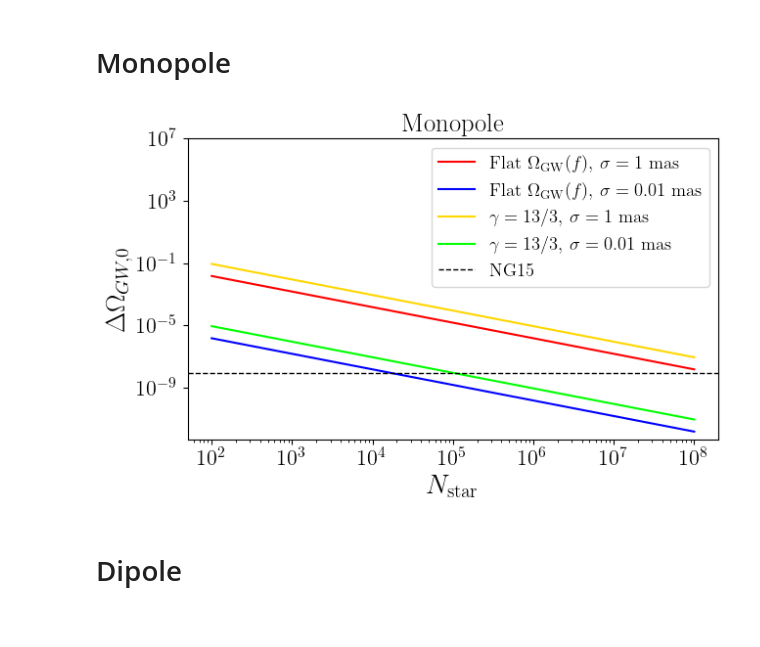
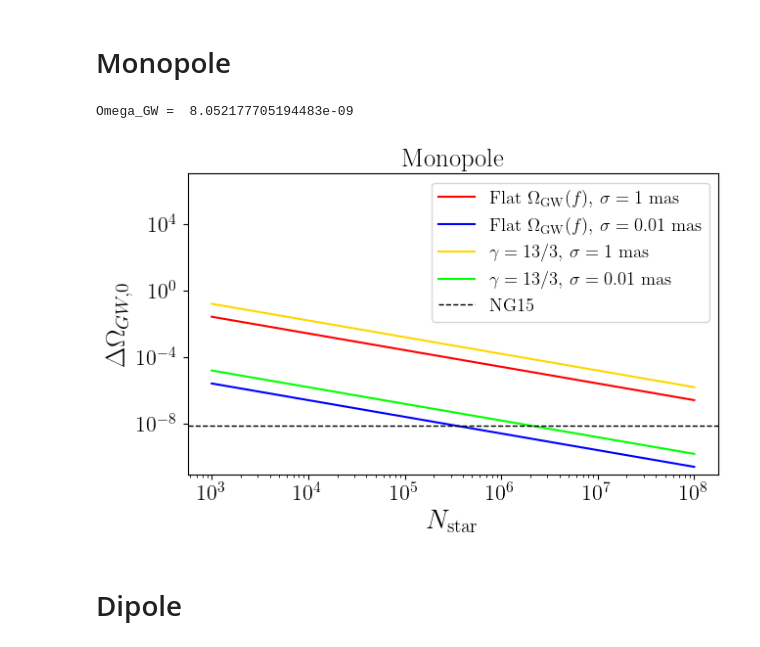
Before and after one commit to MarisolJC/Astrometry_meets_PTAs, a Jupyter notebook: Forecast/Forecast_2nd_version.ipynb, the cells around one changed output. Drawn from its saved outputs; the diff is of its cells as text; code cells hidden in the pictures.

```diff
--- a/Forecast/Forecast_2nd_version.ipynb
+++ b/Forecast/Forecast_2nd_version.ipynb
@@ -25,6 +26,7 @@ fstar = 1 / year
 fmin = 1 / Tobs
 fmax = 1 / Tcad
 print(f"fmin = {fmin:.2e}, fmax = {fmax:.2e}")
+gamma = 13/3
 df = 1 / Tobs
 NG15_I0 = 9.1e-23
 
@@ -51,15 +53,21 @@ def fisher_f(gamma, f):
 
 def fisher_I0(freqs, Nstar, gamma, Tr_factor, theta_rms):
     fisher = 0.
-    tr_term = Tr_factor * Nstar**2 #/ (4*pi)**2
+    tr_term = (Tr_factor * Nstar**2) / (4*pi)**2
     noise_inv = 2 * noise_sq(theta_rms)**2 # 2*sigma^4
     for f in freqs:
         fisher += fisher_f(gamma, f)
-    fisher = (2*tr_term * Tobs / noise_inv) * fisher * df
+    fisher = (tr_term * Tobs / noise_inv) * fisher * df
     return fisher
 
 def Delta_I0(freqs, Nstar, gamma, Tr_factor, theta_rms):
     fisher = fisher_I0(freqs, Nstar, gamma, Tr_factor, theta_rms)
+    delta_I0 = 1 / sqrt(fisher)
+    return delta_I0
+
+def Delta_I0_dipole(freqs, Nstar, gamma, Tr_factor, theta_rms):
+    nI = 2 - gamma
+    fisher = (1-nI) * beta * fisher_I0(freqs, Nstar, gamma, Tr_factor, theta_rms)
     delta_I0 = 1 / sqrt(fisher)
     return delta_I0
 
@@ -73,6 +81,12 @@ def Delta_Omega_GW(Nstar, gamma, Tr_factor, theta_rms):
     delta_I0 = Delta_I0(f, Nstar, gamma, Tr_factor, theta_rms)
     delta_Omega_GW = Omega_GW(delta_I0)
     return delta_Omega_GW
+
+def Delta_Omega_GW_dipole(Nstar, gamma, Tr_factor, theta_rms):
+    #nI = 2 - gamma
+    delta_I0_dipole = Delta_I0_dipole(f, Nstar, gamma, Tr_factor, theta_rms)
+    delta_Omega_GW_dipole = Omega_GW(delta_I0_dipole)
+    return delta_Omega_GW_dipole
 # %% [output]
 fmin = 2.11e-09, fmax = 4.76e-07
 nfreqs = 15
@@ -85,52 +99,47 @@ H0 = 2.18e-18 s^-1
 gamma_1 = 13/3 # equivalent to nI_2 = -7/3
 gamma_2 = 5 # equivalente to nI_3 = -3 (gives flat \Omega_{GW}(f))
 factor00 = 3 # proporcionality constant for the Trace[H0 H0]
-factor11 = 0.65 # proporcionality constant for the Trace[H1 H1]
 
 theta_rms_1 = 1 # mas
 theta_rms_2 = 0.01 # mas
 
 
-#Nstars = [1e3, 1e4, 1e5, 1e6, 1e7, 1e8]
-Nstars = np.arange(10e1, 10e7, 1000)
-
-#dI0s = []
-#for Nstar in Nstars:
-#    dI0 = Delta_I0(f,Nstar)
-#    dI0s.append(dI0)
+Nstars = [1e3, 1e4, 1e5, 1e6, 1e7, 1e8]
+#Nstars = np.arange(10e3, 10e8, 1000)
 
 def Omegas(Nstars, gamma, factor, theta_rms):
     dOmegas = []
     for Nstar in Nstars:
         dOmega = Delta_Omega_GW(Nstar, gamma, factor, theta_rms)
         dOmegas.append(dOmega)
     return dOmegas
 
 NG15_Omega_GW = Omega_GW(NG15_I0)
+print('Omega_GW = ',NG15_Omega_GW)
 
 Omegas_1 =  Omegas(Nstars, gamma_2, factor00, theta_rms_1)
 Omegas_2 =  Omegas(Nstars, gamma_2, factor00, theta_rms_2)
 Omegas_3 =  Omegas(Nstars, gamma_1, factor00, theta_rms_1)
 Omegas_4 =  Omegas(Nstars, gamma_1, factor00, theta_rms_2)
-
 
 plt.figure(figsize=(7, 4))
 #plt.plot(Nstars, Omegas_1)
 plt.plot(Nstars, Omegas_1, color='r', label='Flat $\Omega_{\mathrm{GW}}(f)$, $\sigma = 1$ mas')
 plt.plot(Nstars, Omegas_2, color='b', label='Flat $\Omega_{\mathrm{GW}}(f)$, $\sigma = 0.01$ mas')
 plt.plot(Nstars, Omegas_3, color='gold', label='$\gamma = 13/3$, $\sigma = 1$ mas')
 plt.plot(Nstars, Omegas_4, color='lime', label='$\gamma = 13/3$, $\sigma = 0.01$ mas')
 plt.axhline(NG15_Omega_GW, color='black', linestyle='--',linewidth=1, label='NG15')
 plt.xscale('log')
 plt.yscale('log')
 plt.ylim(top=10e6)
 plt.xlabel(r'$N_{\mathrm{star}}$',size=20)
 plt.ylabel("$\Delta \Omega_{GW,0}$",size=20)
 plt.title(r'Monopole')
 plt.legend(loc='upper right', fontsize='small')
 
 plt.savefig("Forecast_Monopole.pdf", bbox_inches='tight')
 # %% [output]
+Omega_GW =  8.052177705194483e-09
-[figure, old version]
+[figure, new version]
 # %% [markdown]
 # Dipole
```
Also changed, not shown: parts of 4 cells of this notebook, 3 other files.
